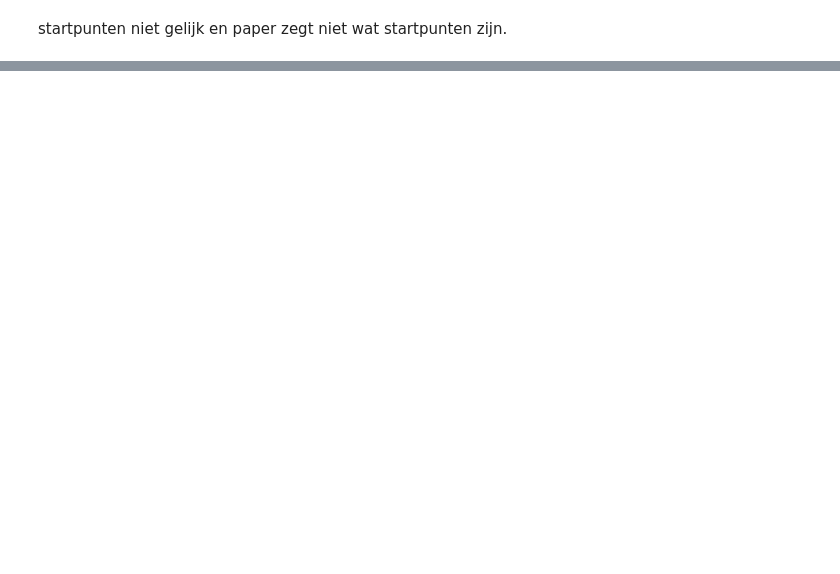
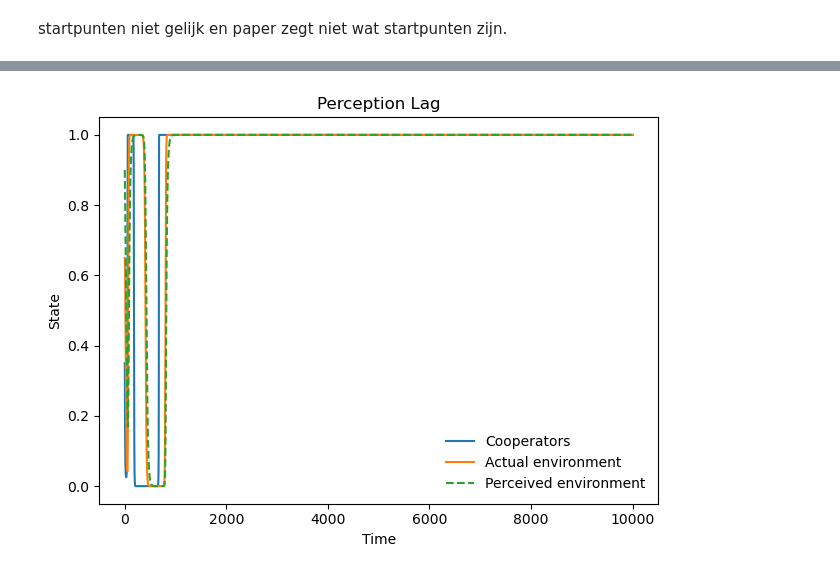
Before and after one commit to Rayane-KO/CGT2526, a Jupyter notebook: Reproduction.ipynb, the cells around one changed output, grey strips where cells are left out. Saved outputs shown, nothing was run; the diff lists cells and outputs as text; code cells hidden in the pictures; blank space fills up the shorter version.

```diff
--- a/Reproduction.ipynb
+++ b/Reproduction.ipynb
@@ -499,0 +490,38 @@ Generating Figure 4...
+# %%
+# EXTENSION 2: Perceived vs Actual Environment
+# Agents respond to a perceived environment that slowly tracks reality.
+
+import numpy as np
+import matplotlib.pyplot as plt
+from scipy.integrate import solve_ivp
+
+def perceived_environment_system(t, y, epsilon, theta, kappa, A0, A1):
+    x, n, n_hat = y
+    a, b = get_fast_parameters(n_hat, A0, A1)
+    dxdt = x*(1-x)*(a*x + b)
+    dndt = epsilon*n*(1-n)*(-1 + (1+theta)*x)
+    dnhatdt = kappa*(n - n_hat)
+    return [dxdt, dndt, dnhatdt]
+
+epsilon, theta, kappa = 0.1, 2.0, 0.05
+A0 = np.array([[3.5,1.0],[2.0,0.75]])
+A1 = np.array([[4.0,1.0],[4.5,1.25]])
+
+sol = solve_ivp(
+    perceived_environment_system,
+    (0,10000),
+    [0.35,0.65,0.9],
+    args=(epsilon,theta,kappa,A0,A1),
+    max_step=0.1
+)
+
+plt.plot(sol.t, sol.y[0], label='Cooperators')
+plt.plot(sol.t, sol.y[1], label='Actual environment')
+plt.plot(sol.t, sol.y[2], '--', label='Perceived environment')
+plt.xlabel('Time'); plt.ylabel('State')
+plt.title('Perception Lag')
+plt.legend(frameon=False)
+plt.tight_layout()
+plt.show()
+# %% [output]
+[figure, added]
```
Also changed, not shown: parts of 13 cells of this notebook.
